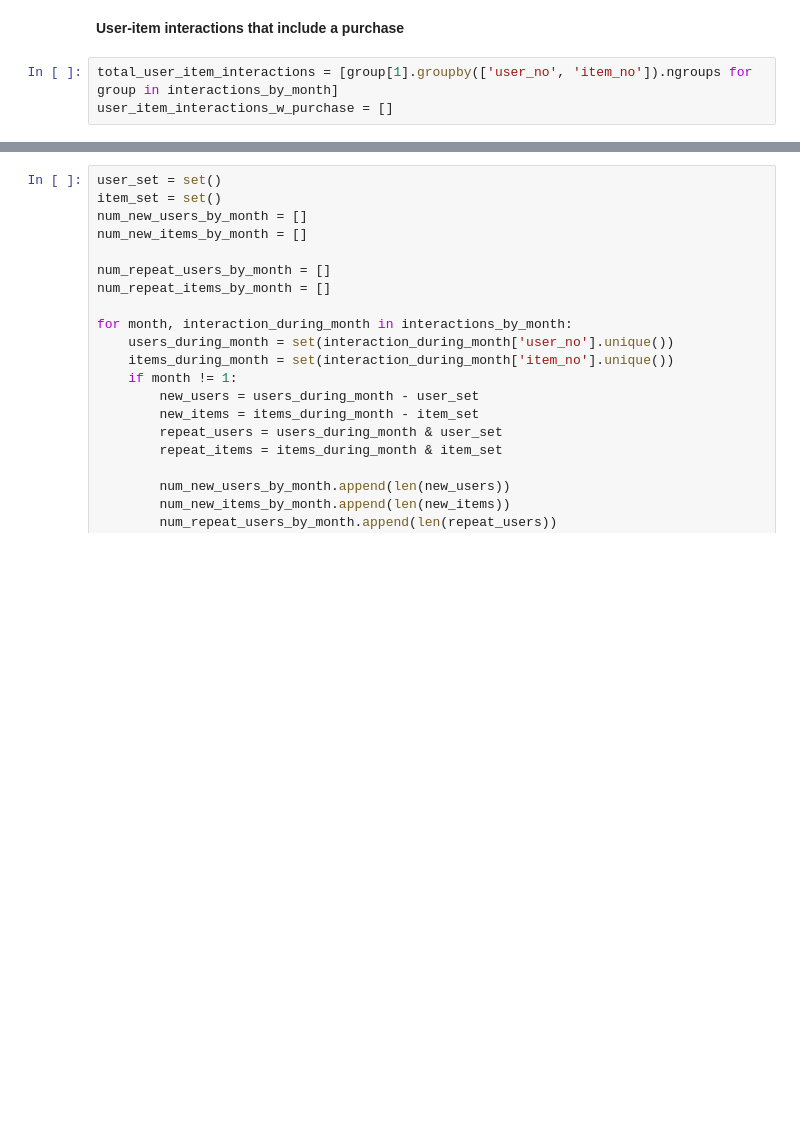
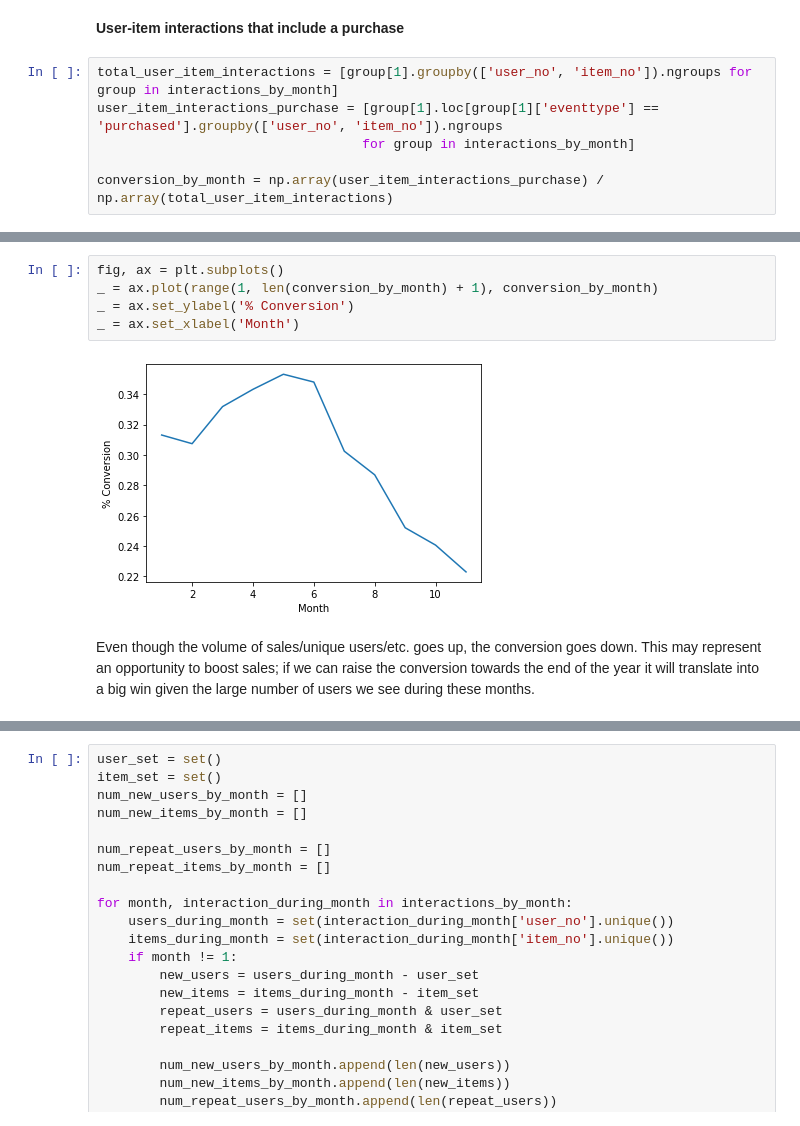
Before and after one commit to msvensson222/tfrs-retail-example, a Jupyter notebook: EDA.ipynb, the cells around one changed output, grey strips where cells are left out. Saved outputs shown, nothing was run; the diff lists cells and outputs as text; blank space fills up the shorter version.

```diff
--- a/EDA.ipynb
+++ b/EDA.ipynb
@@ -415,4 +465,7 @@ num_purchases
 **User-item interactions that include a purchase**
 # %%
 total_user_item_interactions = [group[1].groupby(['user_no', 'item_no']).ngroups for group in interactions_by_month]
-user_item_interactions_w_purchase = []
+user_item_interactions_purchase = [group[1].loc[group[1]['eventtype'] == 'purchased'].groupby(['user_no', 'item_no']).ngroups
+                                  for group in interactions_by_month]
+
+conversion_by_month = np.array(user_item_interactions_purchase) / np.array(total_user_item_interactions)
@@ -442,0 +472,9 @@ Repeat items/new items per month
+# %%
+fig, ax = plt.subplots()
+_ = ax.plot(range(1, len(conversion_by_month) + 1), conversion_by_month)
+_ = ax.set_ylabel('% Conversion')
+_ = ax.set_xlabel('Month')
+# %% [output]
+[figure, added]
+# %% [markdown]
+Even though the volume of sales/unique users/etc. goes up, the conversion goes down. This may represent an opportunity to boost sales; if we can raise the conversion towards the end of the year it will translate into a big win given the large number of users we see during these months.
```
Also changed, not shown: parts of 92 cells of this notebook, 2 other files.
